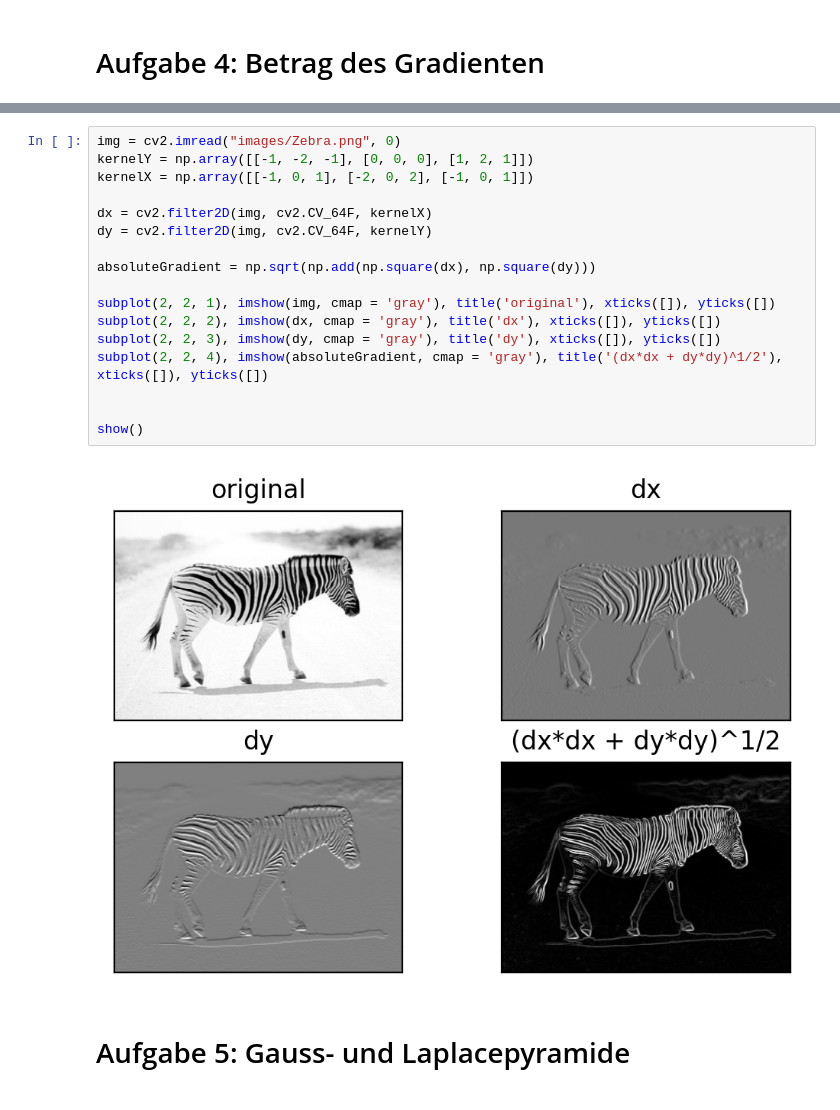
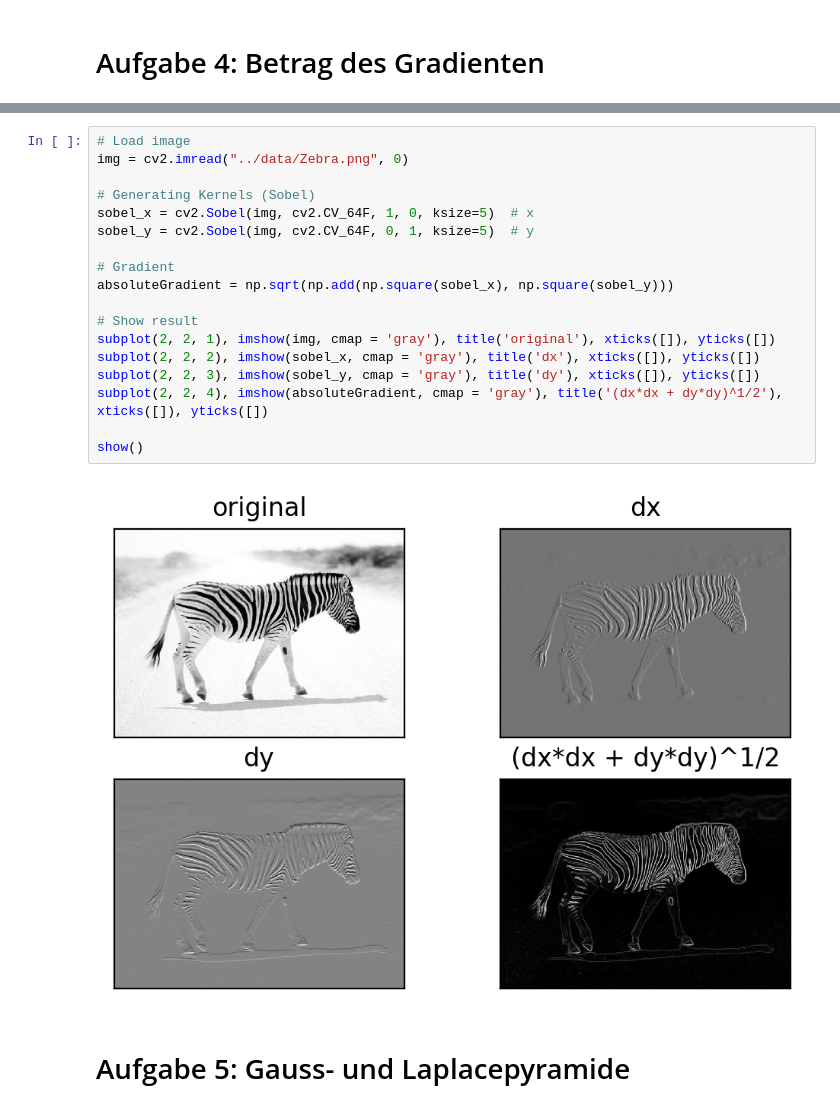
Before and after one commit to tschibu/hslu-ipcv-exercises, a Jupyter notebook: math_exercise02/IPCV_Filter_Exercise_2.ipynb, the cells around one changed output, grey strips where cells are left out. Cells and saved outputs as stored; diff of their text form.

```diff
--- a/math_exercise02/IPCV_Filter_Exercise_2.ipynb
+++ b/math_exercise02/IPCV_Filter_Exercise_2.ipynb
@@ -111,22 +204,23 @@ Führen Sie mit dem Bild Zebra.png die gleichen Operationen durch wie in der nac
 # %%
-img = cv2.imread("images/Zebra.png", 0)
-kernelY = np.array([[-1, -2, -1], [0, 0, 0], [1, 2, 1]])
-kernelX = np.array([[-1, 0, 1], [-2, 0, 2], [-1, 0, 1]])
+# Load image
+img = cv2.imread("../data/Zebra.png", 0)
 
-dx = cv2.filter2D(img, cv2.CV_64F, kernelX)
-dy = cv2.filter2D(img, cv2.CV_64F, kernelY)
+# Generating Kernels (Sobel)
+sobel_x = cv2.Sobel(img, cv2.CV_64F, 1, 0, ksize=5)  # x
+sobel_y = cv2.Sobel(img, cv2.CV_64F, 0, 1, ksize=5)  # y
 
-absoluteGradient = np.sqrt(np.add(np.square(dx), np.square(dy)))
+# Gradient
+absoluteGradient = np.sqrt(np.add(np.square(sobel_x), np.square(sobel_y)))
 
+# Show result
 subplot(2, 2, 1), imshow(img, cmap = 'gray'), title('original'), xticks([]), yticks([])
-subplot(2, 2, 2), imshow(dx, cmap = 'gray'), title('dx'), xticks([]), yticks([])
-subplot(2, 2, 3), imshow(dy, cmap = 'gray'), title('dy'), xticks([]), yticks([])
+subplot(2, 2, 2), imshow(sobel_x, cmap = 'gray'), title('dx'), xticks([]), yticks([])
+subplot(2, 2, 3), imshow(sobel_y, cmap = 'gray'), title('dy'), xticks([]), yticks([])
 subplot(2, 2, 4), imshow(absoluteGradient, cmap = 'gray'), title('(dx*dx + dy*dy)^1/2'), xticks([]), yticks([])
 
-
 show()
 # %% [output]
-[figure, old version]
+[figure, new version]
 # %% [markdown]
 # Aufgabe 5: Gauss- und Laplacepyramide
 # %% [markdown]
```
Also changed, not shown: parts of 18 cells of this notebook, 1 other file.
